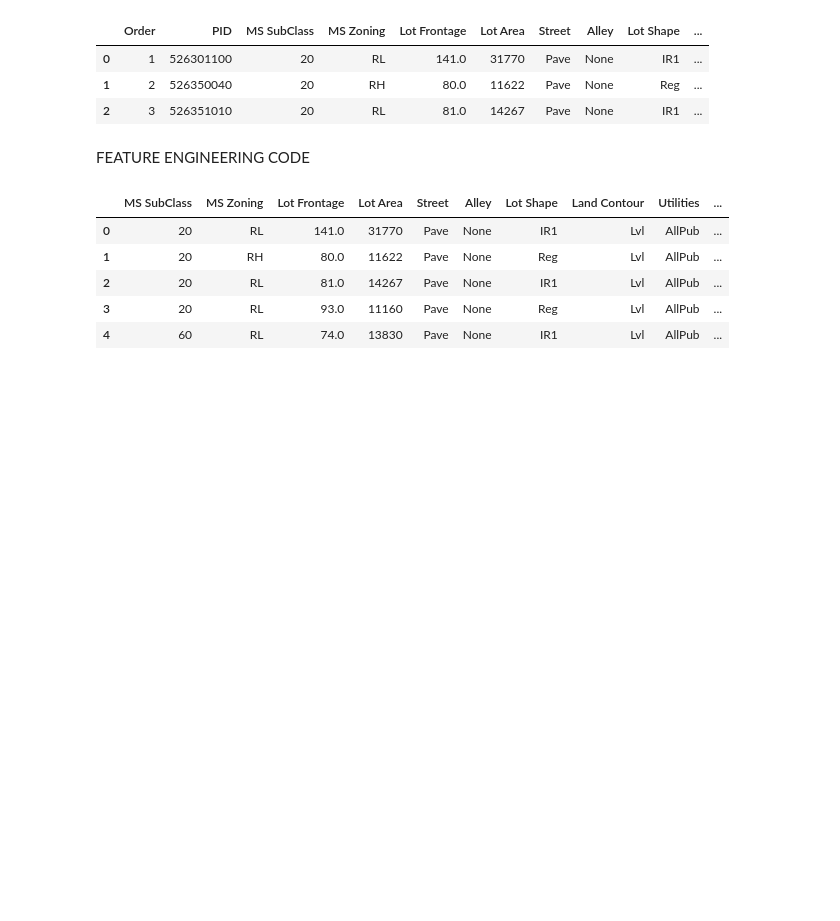
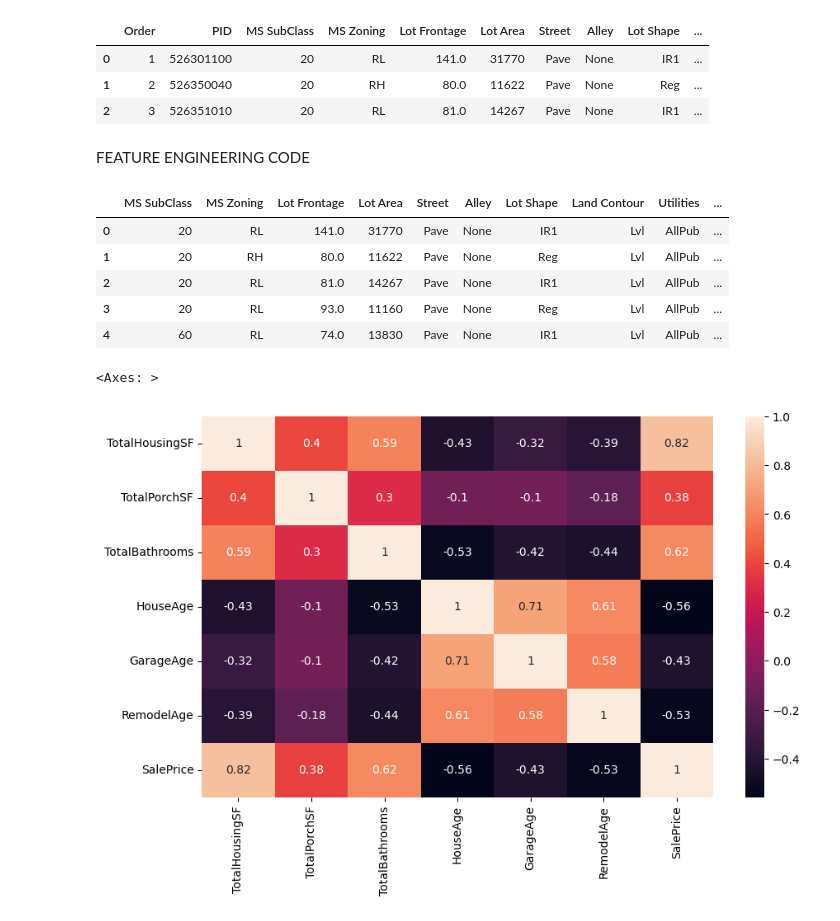
Before and after one commit to ameeqio/house-price-prediction-ml, a Jupyter notebook: notebooks/eda.ipynb, the cells around one changed output. Cells and saved outputs as stored; diff of their text form; code cells hidden in the pictures; blank space fills up the shorter version.

```diff
--- a/notebooks/eda.ipynb
+++ b/notebooks/eda.ipynb
@@ -729,3 +730,10 @@ df_new.head()
 | 2 | 20 | RL | 81.0 | 14267 | Pave | None | IR1 | Lvl | AllPub | ... |
 | 3 | 20 | RL | 93.0 | 11160 | Pave | None | Reg | Lvl | AllPub | ... |
 | 4 | 60 | RL | 74.0 | 13830 | Pave | None | IR1 | Lvl | AllPub | ... |
+# %%
+# eda for new features (heatmap)
+new_features = ["TotalHousingSF", "TotalPorchSF", "TotalBathrooms", "HouseAge", "GarageAge", "RemodelAge", "SalePrice"]
+sns.heatmap(df_new[new_features].corr(), annot = True)
+# %% [output]
+<Axes: >
+[figure, added]
```
Also changed, not shown: parts of 7 cells of this notebook, 3 other files.
